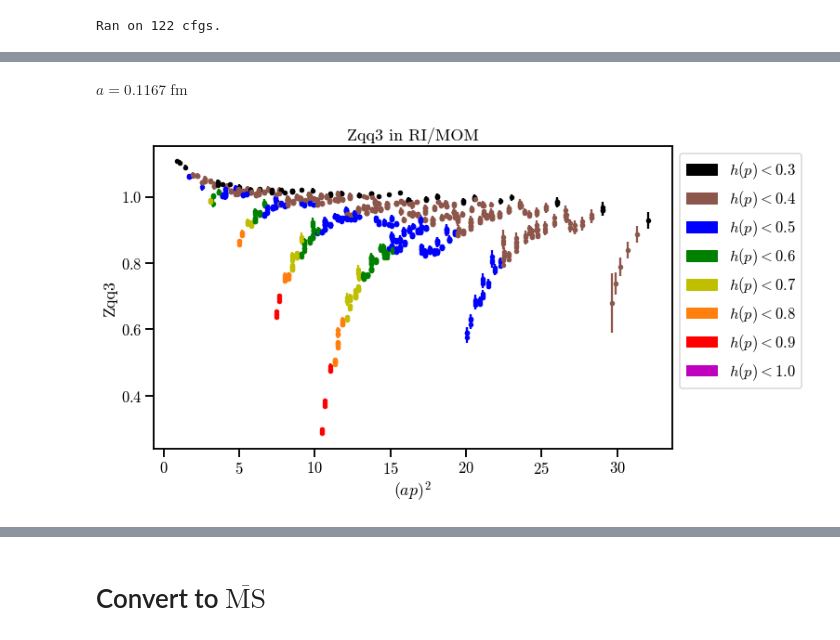
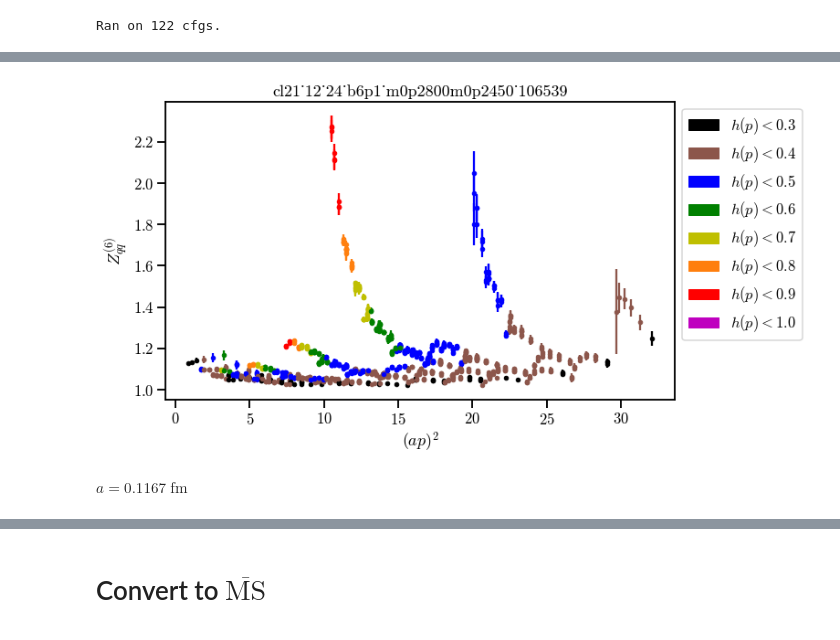
Before and after one commit to poare/lqcd, a Jupyter notebook: gq_mixing/python_scripts/NPR_gq_mixing.ipynb, the cells around one changed output, grey strips where cells are left out. Drawn from its saved outputs; the diff is of its cells as text; code cells hidden in the pictures.

```diff
--- a/gq_mixing/python_scripts/NPR_gq_mixing.ipynb
+++ b/gq_mixing/python_scripts/NPR_gq_mixing.ipynb
@@ -189,6 +142,7 @@ Zqq_mix_sigma = np.std(np.real(Zqq_mix), axis = 2, ddof = 1)
+# %%
+plot_h4_breaking(apsq_list12, Zqq_mix_12_heavy_mu[1], Zqq_mix_12_heavy_sigma[1], '$Z_{qq}^{(6)}$', color_list12, \
+                 title = 'cl21_12_24_b6p1_m0p2800m0p2450_106539')
+# %% [output]
+[figure, added]
 # %% [markdown]
 $a = 0.1167\;\mathrm{fm}$
-# %%
-plot_h4_breaking(Zqq_mix_mu[0], Zqq_mix_sigma[0], 'Zqq3')
-# %% [output]
-[figure, removed]
```
Also changed, not shown: parts of 33 cells of this notebook.
